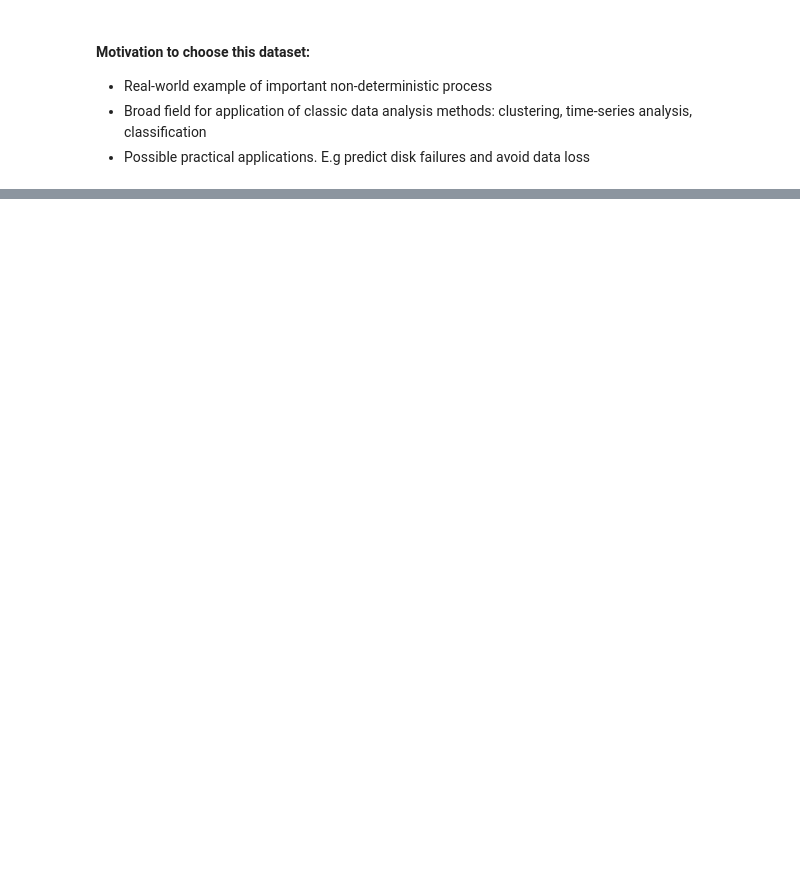
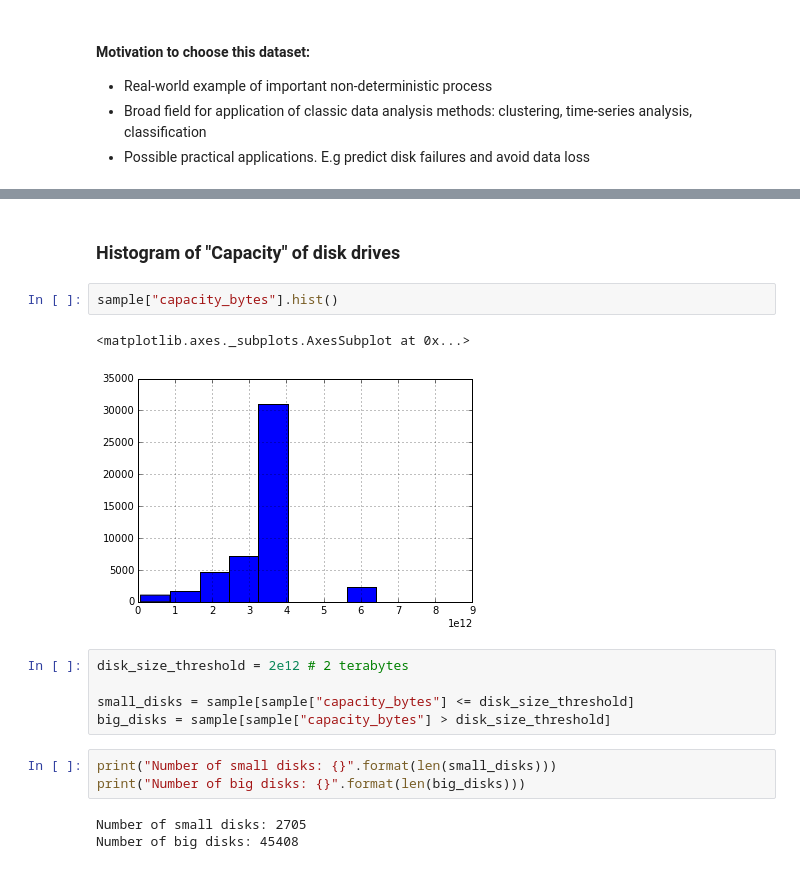
Before and after one commit to IIoTeP9HuY/Data_Analysis_and_Data_Mining_Class, a Jupyter notebook: Overview.ipynb, the cells around one changed output, grey strips where cells are left out. Saved outputs shown, nothing was run; the diff lists cells and outputs as text; blank space fills up the shorter version.

```diff
--- a/Overview.ipynb
+++ b/Overview.ipynb
@@ -50,0 +80,18 @@ sample.describe()
+# %% [markdown]
+### Histogram of "Capacity" of disk drives
+# %%
+sample["capacity_bytes"].hist()
+# %% [output]
+<matplotlib.axes._subplots.AxesSubplot at 0x...>
+[figure, added]
+# %%
+disk_size_threshold = 2e12 # 2 terabytes
+
+small_disks = sample[sample["capacity_bytes"] <= disk_size_threshold]
+big_disks = sample[sample["capacity_bytes"] > disk_size_threshold]
+# %%
+print("Number of small disks: {}".format(len(small_disks)))
+print("Number of big disks: {}".format(len(big_disks)))
+# %% [output]
+Number of small disks: 2705
+Number of big disks: 45408
```
Also changed, not shown: parts of 8 cells of this notebook, 1 other file.
